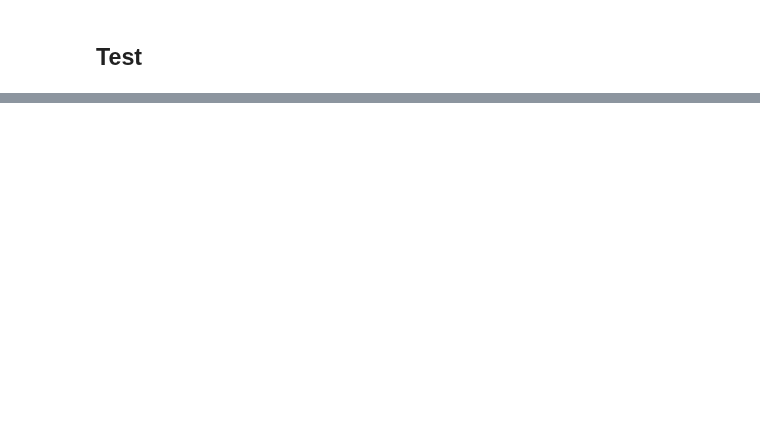
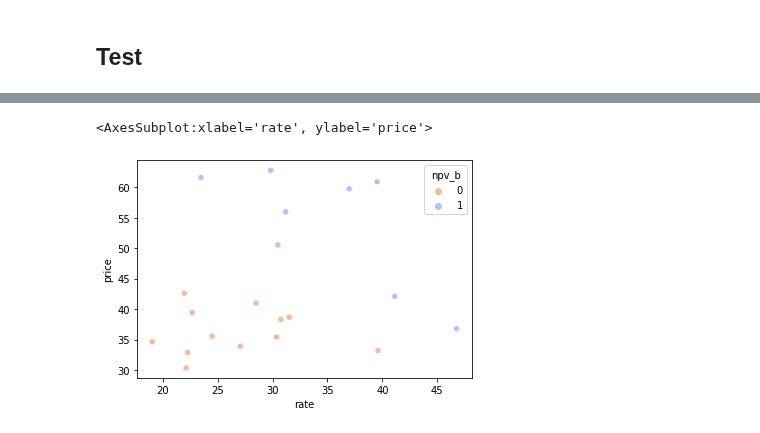
Before and after one commit to scuervo91/dcapy, a Jupyter notebook: docs/examples/6-FixesNotebooks/0-1-7_test_release.ipynb, the cells around one changed output, grey strips where cells are left out. Drawn from its saved outputs; the diff is of its cells as text; code cells hidden in the pictures; blank space fills up the shorter version.

```diff
--- a/docs/examples/6-FixesNotebooks/0-1-7_test_release.ipynb
+++ b/docs/examples/6-FixesNotebooks/0-1-7_test_release.ipynb
@@ -114,0 +137,5 @@ sns.displot(npv_df['npv'], kde=True)
+# %%
+sns.scatterplot(data=npv_df, x="rate", y="price", hue='npv_b',palette='coolwarm_r')
+# %% [output]
+<AxesSubplot:xlabel='rate', ylabel='price'>
+[figure, added]
```
Also changed, not shown: parts of 21 cells of this notebook.
